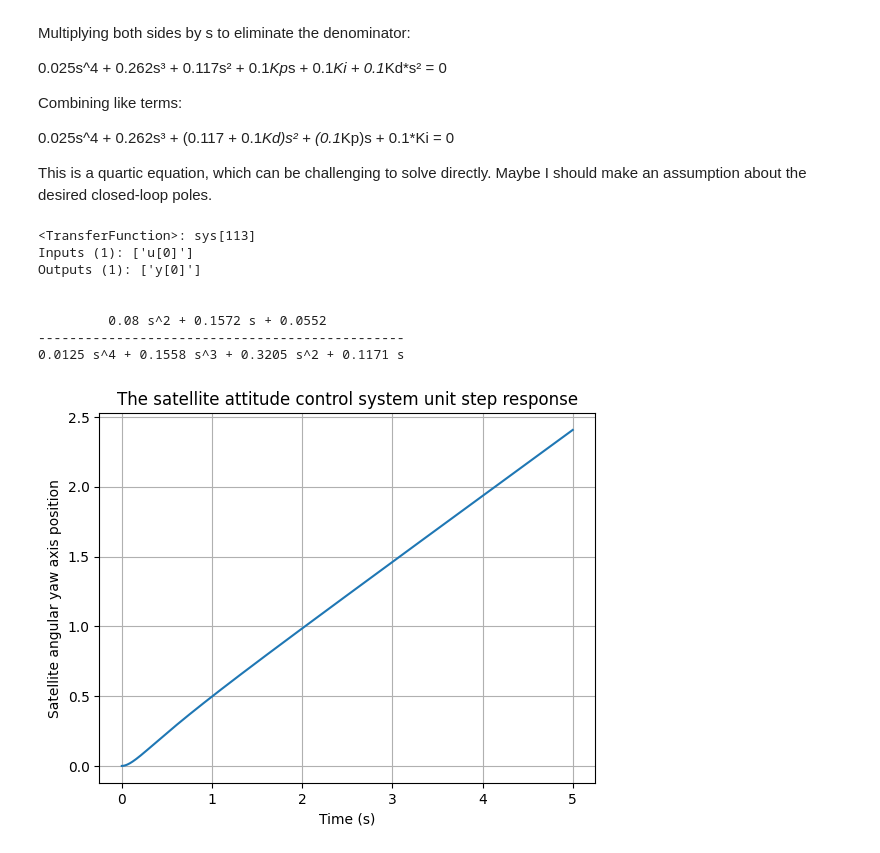
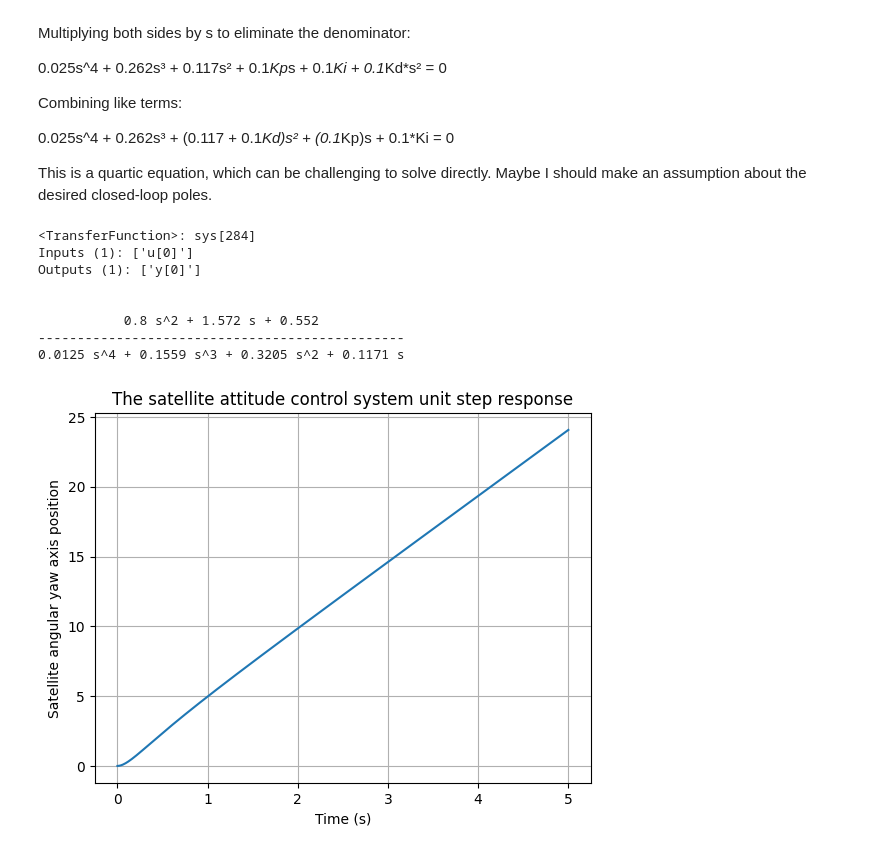
Before and after one commit to FacuBelisario/Tesis-MSE, a Jupyter notebook: SistemasDeControl/SistemaDeControlPID.ipynb, the cells around one changed output. Drawn from its saved outputs; the diff is of its cells as text; code cells hidden in the pictures.

```diff
--- a/SistemasDeControl/SistemaDeControlPID.ipynb
+++ b/SistemasDeControl/SistemaDeControlPID.ipynb
@@ -620,40 +620,40 @@ t = np.arange(0, 5.01, 0.01)  # De 0 a 14 s con paso de 0.01 s
 
 s = ctrl.tf('s')
 
-num = 0.01
-den = (0.0125 * s**3 + 0.15585* s**2  + 0.32045*s + 0.117117)
+num = 0.1
+den = (0.0125 * s**3 + 0.1559* s**2  + 0.3205*s + 0.1171)
 
 num_PID = 8*s**2 + 15.72*s + 5.52
 den_PID = s
 
 # Crear el sistema de control
 
 sys = num/den
 sys_PID = num_PID/den_PID
 
 sys_Cont = sys_PID * sys
 
 TF_Cont = ctrl.series(sys_Cont, 1)
 
 print(TF_Cont)
 
 # Obtener la respuesta al escalón
 t_out, y = ctrl.step_response(TF_Cont, t)
 
 # Graficar la respuesta al escalón
 plt.plot(t_out, y)
 plt.grid()
 plt.title('The satellite attitude control system unit step response')
 plt.xlabel('Time (s)')
 plt.ylabel('Satellite angular yaw axis position')
 plt.show()
 # %% [output]
-<TransferFunction>: sys[113]
+<TransferFunction>: sys[284]
 Inputs (1): ['u[0]']
 Outputs (1): ['y[0]']
 
 
-         0.08 s^2 + 0.1572 s + 0.0552
+           0.8 s^2 + 1.572 s + 0.552
 -----------------------------------------------
-0.0125 s^4 + 0.1558 s^3 + 0.3205 s^2 + 0.1171 s
+0.0125 s^4 + 0.1559 s^3 + 0.3205 s^2 + 0.1171 s
-[figure, old version]
+[figure, new version]
```
Also changed, not shown: parts of 1 cell of this notebook.
